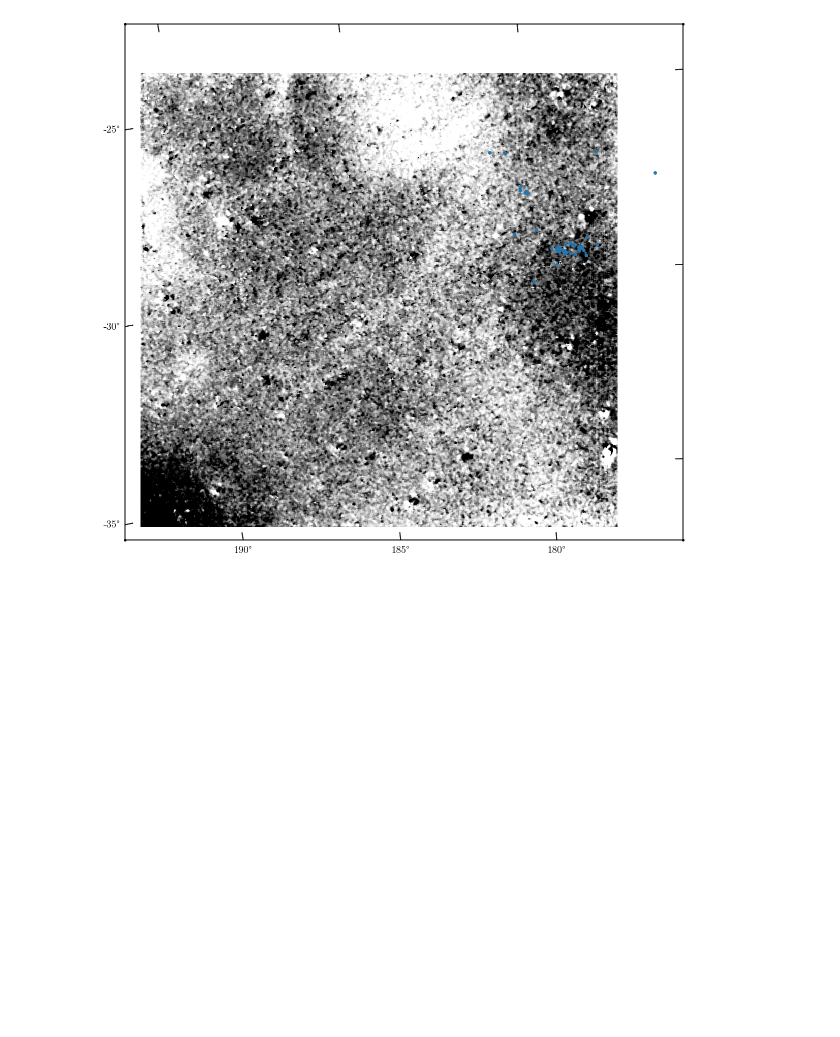
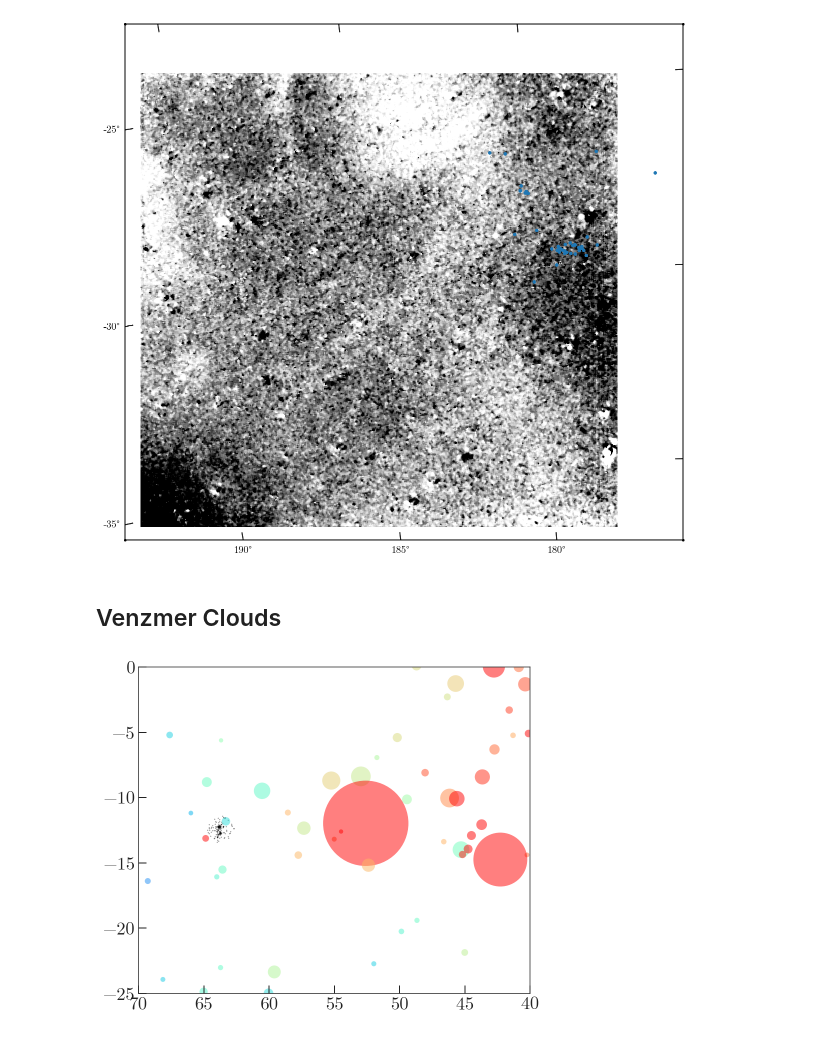
Before and after one commit to adrn/dr2-lmc-cluster, a Jupyter notebook: notebooks/LA-GASS.ipynb, the cells around one changed output. Saved outputs shown, nothing was run; the diff lists cells and outputs as text; code cells hidden in the pictures; blank space fills up the shorter version.

```diff
--- a/notebooks/LA-GASS.ipynb
+++ b/notebooks/LA-GASS.ipynb
@@ -144,3 +133,5 @@ ax.scatter(g.ra.value, g.dec.value, marker='.',
 # %% [output]
 <matplotlib.collections.PathCollection at 0x...>
 [figure]
+# %% [markdown]
+## Venzmer Clouds
@@ -146,0 +140,46 @@ ax.scatter(g.ra.value, g.dec.value, marker='.',
+# %%
+decam_c = coord.SkyCoord(ra=decam['ra']*u.deg,
+                         dec=decam['dec']*u.deg)
+decam_ms = decam_c.transform_to(gc.MagellanicStream)
+# %%
+venzmer = Table.read('../data/LA-clouds-Venzmer.fit')
+venzmer = venzmer[venzmer['M'] > 1000]
+
+venz_c = coord.SkyCoord(ra=venzmer['RAJ2000'],
+                        dec=venzmer['DEJ2000'])
+
+# venzmer = venzmer[venz_c.separation(cluster_c) < (25 * u.deg)]
+# venz_c = venz_c[venz_c.separation(cluster_c) < (25 * u.deg)]
+
+venz_ms = venz_c.transform_to(gc.MagellanicStream)
+# %%
+def NH_to_alpha(x):
+    val = x / 1e18
+    norm = mpl.colors.Normalize(vmin=1, vmax=8, clip=True)
+    return norm(val)
+
+def HRV_to_color(x):
+    norm = mpl.colors.Normalize(vmin=50, vmax=250, clip=True)
+    cmap = plt.get_cmap('rainbow')
+    return cmap(norm(x))
+# %%
+fig, ax = plt.subplots(1, 1, figsize=(8, 6))
+
+ax.plot(decam_ms.L.wrap_at(180*u.deg).degree,
+        decam_ms.B.degree,
+        marker='.', color='k',
+        ms=2, alpha=0.6, ls='none', zorder=-100)
+
+for row, row_c in zip(venzmer, venz_ms):
+    circ = mpl.patches.Circle((row_c.L.wrap_at(180*u.deg).degree,
+                               row_c.B.degree),
+                              radius=row['Diam']/2.,
+                              facecolor=HRV_to_color(row['HRV']),
+                              alpha=0.5)
+    ax.add_patch(circ)
+
+ax.set_xlim(70, 40)
+ax.set_ylim(-25, 0)
+ax.set_aspect('equal')
+# %% [output]
+[figure, added]
```
Also changed, not shown: parts of 12 cells of this notebook, 6 other files.
